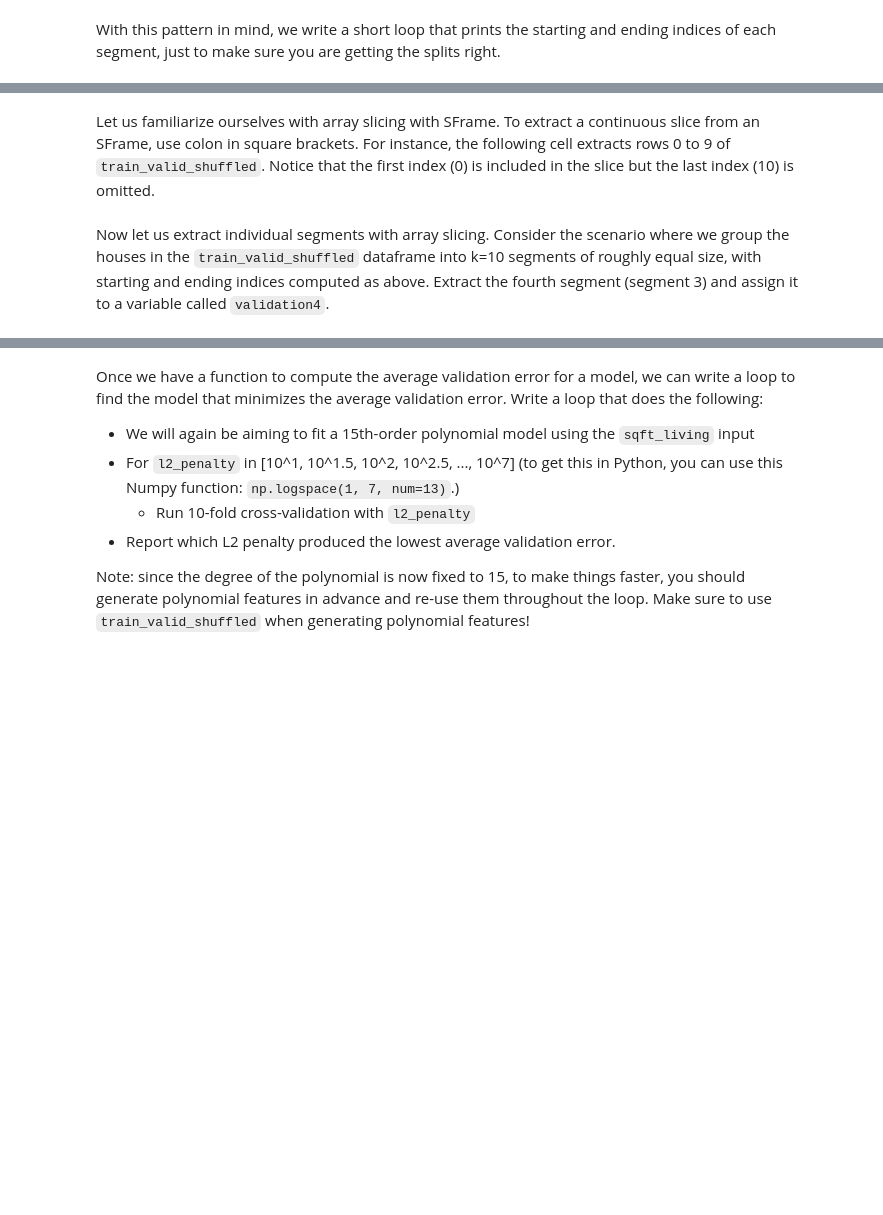
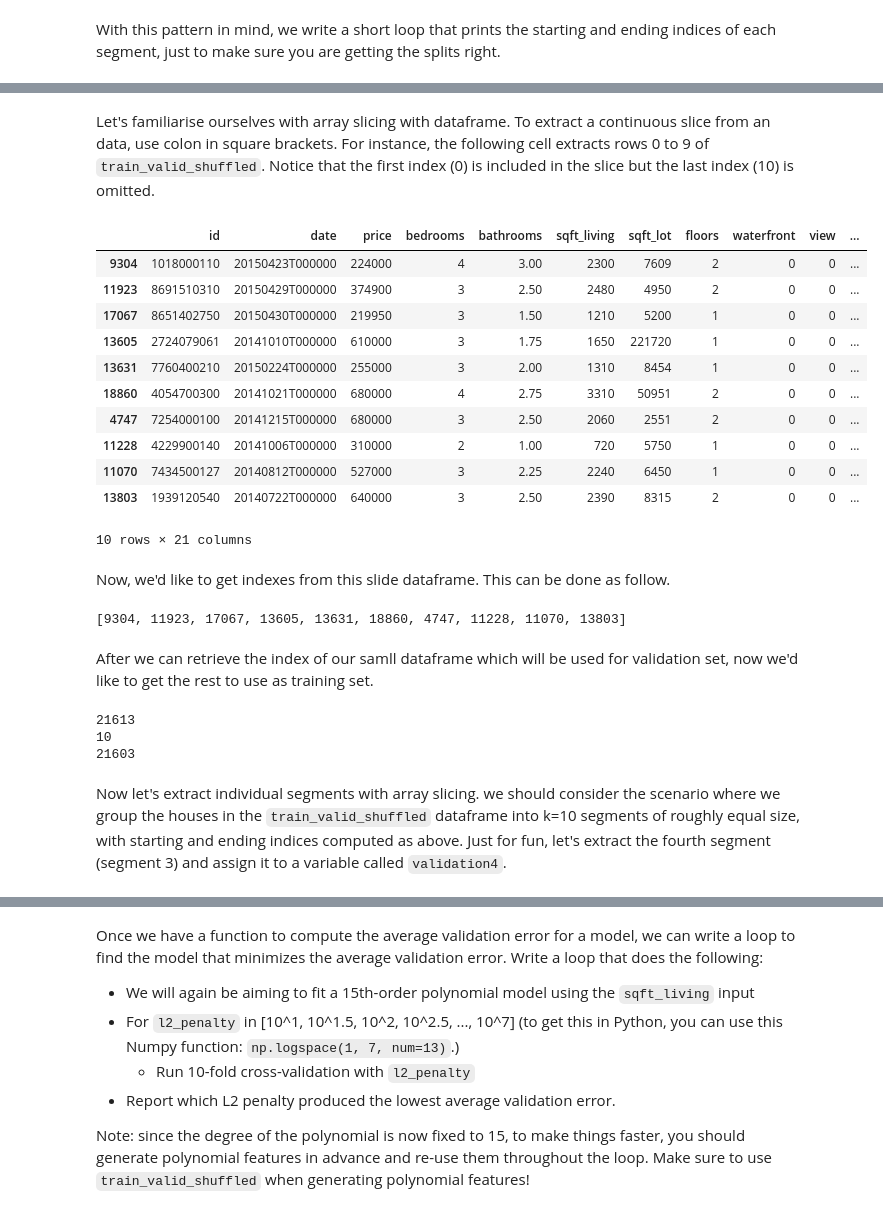
Before and after one commit to benjaminsw/regression, a Jupyter notebook: kc_house/ridge regression.ipynb, the cells around one changed output, grey strips where cells are left out. Cells and saved outputs as stored; diff of their text form; code cells hidden in the pictures; blank space fills up the shorter version.

Commit message:
done k-fold cross validation

```diff
--- a/kc_house/ridge regression.ipynb
+++ b/kc_house/ridge regression.ipynb
@@ -265,7 +276,39 @@ for i in xrange(k):
 # %% [markdown]
-Let us familiarize ourselves with array slicing with SFrame. To extract a continuous slice from an SFrame, use colon in square brackets. For instance, the following cell extracts rows 0 to 9 of `train_valid_shuffled`. Notice that the first index (0) is included in the slice but the last index (10) is omitted.
+Let's familiarise ourselves with array slicing with dataframe. To extract a continuous slice from an data, use colon in square brackets. For instance, the following cell extracts rows 0 to 9 of `train_valid_shuffled`. Notice that the first index (0) is included in the slice but the last index (10) is omitted.
 # %%
-train_valid_shuffled[0:10] # rows 0 to 9
+tmp_df = train_valid_shuffled[0:10] # rows 0 to 9
+tmp_df
+# %% [output]
+|  | id | date | price | bedrooms | bathrooms | sqft_living | sqft_lot | floors | waterfront | view | ... |
+| 9304 | 1018000110 | 20150423T000000 | 224000 | 4 | 3.00 | 2300 | 7609 | 2 | 0 | 0 | ... |
+| 11923 | 8691510310 | 20150429T000000 | 374900 | 3 | 2.50 | 2480 | 4950 | 2 | 0 | 0 | ... |
+| 17067 | 8651402750 | 20150430T000000 | 219950 | 3 | 1.50 | 1210 | 5200 | 1 | 0 | 0 | ... |
+| 13605 | 2724079061 | 20141010T000000 | 610000 | 3 | 1.75 | 1650 | 221720 | 1 | 0 | 0 | ... |
+| 13631 | 7760400210 | 20150224T000000 | 255000 | 3 | 2.00 | 1310 | 8454 | 1 | 0 | 0 | ... |
+| 18860 | 4054700300 | 20141021T000000 | 680000 | 4 | 2.75 | 3310 | 50951 | 2 | 0 | 0 | ... |
+| 4747 | 7254000100 | 20141215T000000 | 680000 | 3 | 2.50 | 2060 | 2551 | 2 | 0 | 0 | ... |
+| 11228 | 4229900140 | 20141006T000000 | 310000 | 2 | 1.00 | 720 | 5750 | 1 | 0 | 0 | ... |
+| 11070 | 7434500127 | 20140812T000000 | 527000 | 3 | 2.25 | 2240 | 6450 | 1 | 0 | 0 | ... |
+| 13803 | 1939120540 | 20140722T000000 | 640000 | 3 | 2.50 | 2390 | 8315 | 2 | 0 | 0 | ... |
+10 rows × 21 columns
+# %% [markdown]
+Now, we'd like to get indexes from this slide dataframe. This can be done as follow.
+# %%
+tmp_df.index.tolist()
+# %% [output]
+[9304, 11923, 17067, 13605, 13631, 18860, 4747, 11228, 11070, 13803]
+# %% [markdown]
+After we can retrieve the index of our samll dataframe which will be used for validation set, now we'd like to get the rest to use as training set.
+# %%
+idx = tmp_df.index.tolist()
+allidx = train_valid_shuffled.index.tolist()
+print(len(data))
+print(len(train_valid_shuffled.ix[idx]))
+print(len(train_valid_shuffled.ix[list(set(allidx)-set(idx))]))
+# %% [output]
+21613
+10
+21603
 # %% [markdown]
-Now let us extract individual segments with array slicing. Consider the scenario where we group the houses in the `train_valid_shuffled` dataframe into k=10 segments of roughly equal size, with starting and ending indices computed as above.
-Extract the fourth segment (segment 3) and assign it to a variable called `validation4`.
+Now let's extract individual segments with array slicing. we should consider the scenario where we group the houses in the `train_valid_shuffled` dataframe into k=10 segments of roughly equal size, with starting and ending indices computed as above.
+Just for fun, let's extract the fourth segment (segment 3) and assign it to a variable called `validation4`.
```
Also changed, not shown: parts of 11 cells of this notebook.
